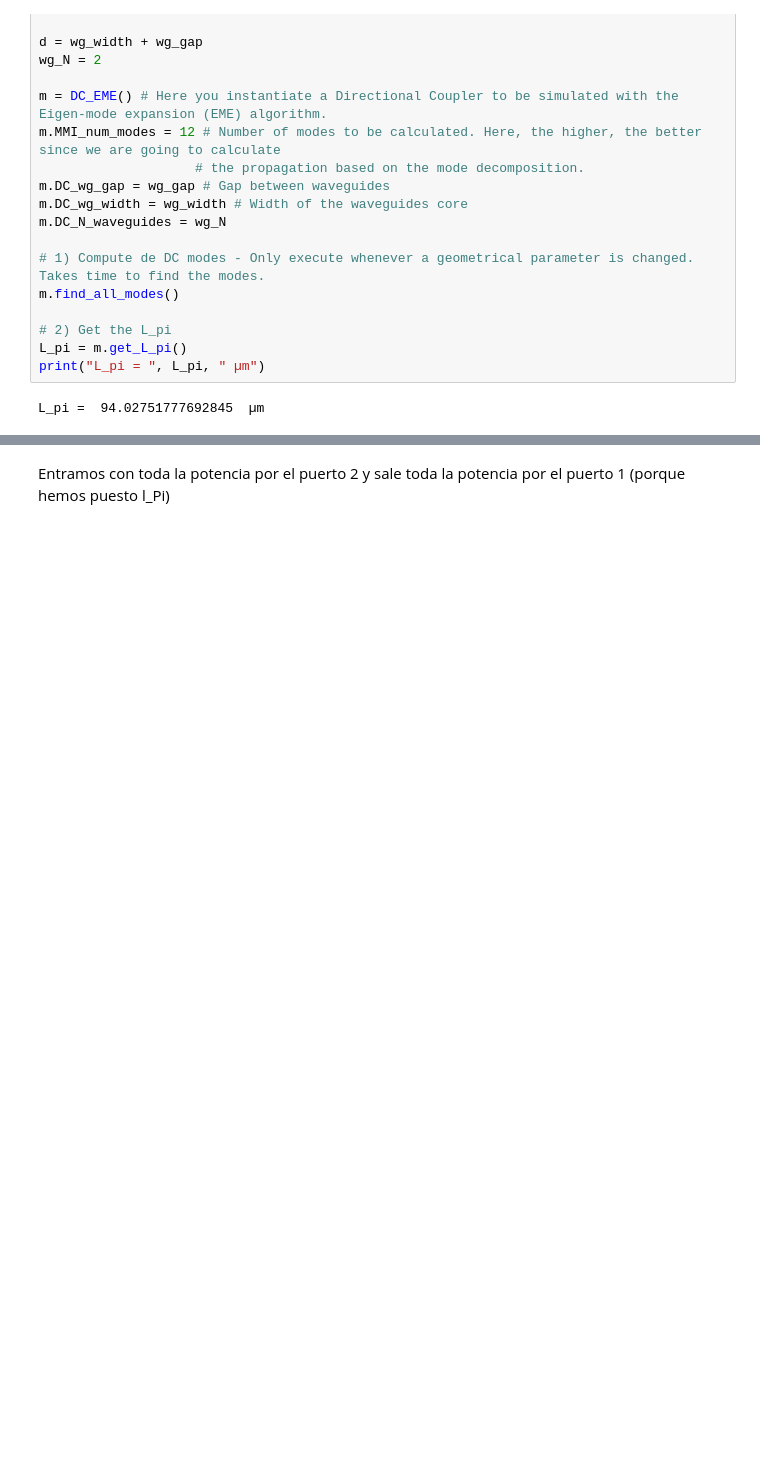
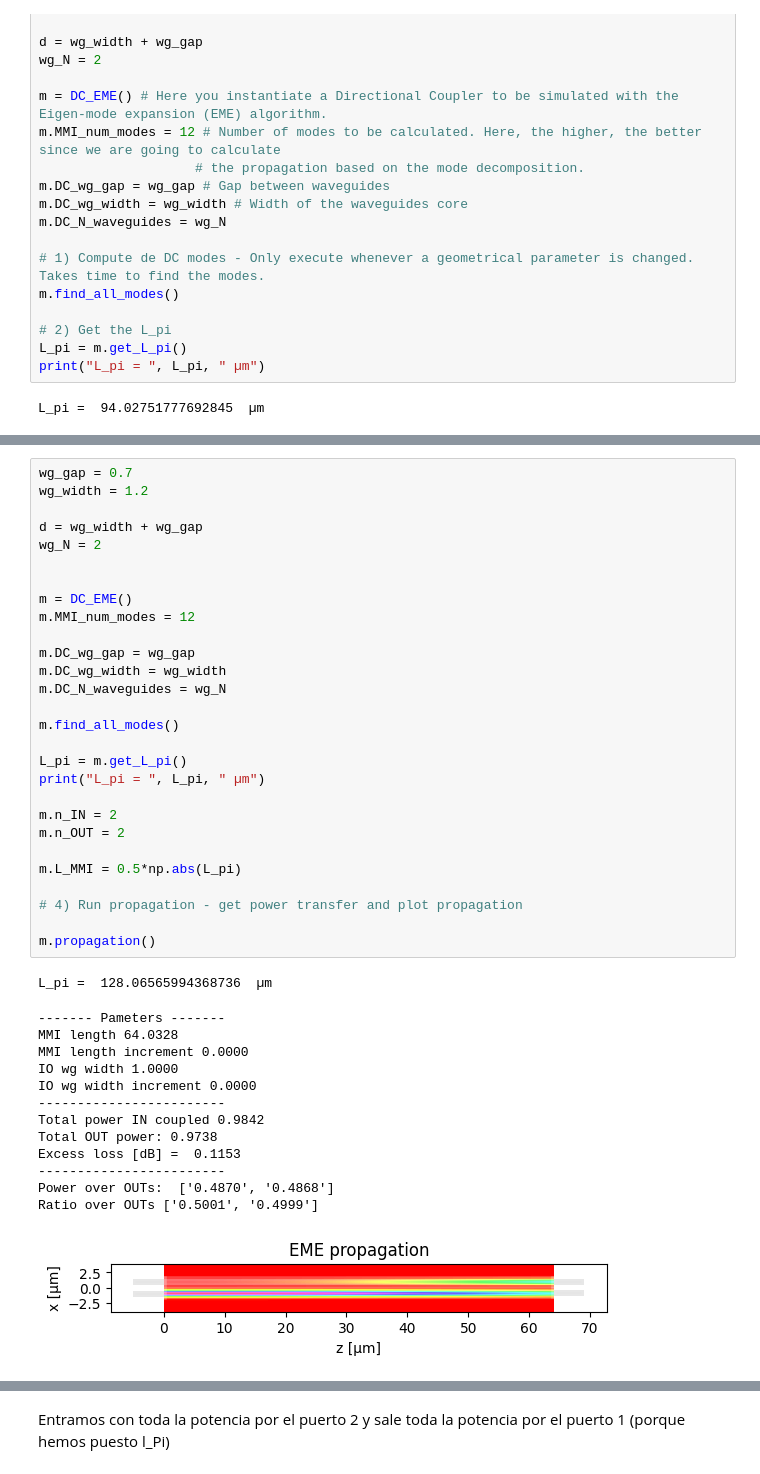
Before and after one commit to sergiipla834/pic-upv-lab2, a Jupyter notebook: COUPLERS_Student.ipynb, the cells around one changed output, grey strips where cells are left out. Drawn from its saved outputs; the diff is of its cells as text; blank space fills up the shorter version.

```diff
--- a/COUPLERS_Student.ipynb
+++ b/COUPLERS_Student.ipynb
@@ -150,0 +160,43 @@ TypeError: only length-1 arrays can be converted to Python scalars
+# %%
+wg_gap = 0.7
+wg_width = 1.2
+
+d = wg_width + wg_gap
+wg_N = 2
+
+
+m = DC_EME()
+m.MMI_num_modes = 12
+
+m.DC_wg_gap = wg_gap
+m.DC_wg_width = wg_width
+m.DC_N_waveguides = wg_N
+
+m.find_all_modes()
+
+L_pi = m.get_L_pi()
+print("L_pi = ", L_pi, " µm")
+
+m.n_IN = 2
+m.n_OUT = 2
+
+m.L_MMI = 0.5*np.abs(L_pi)
+
+# 4) Run propagation - get power transfer and plot propagation
+
+m.propagation()
+# %% [output]
+L_pi =  128.06565994368736  µm
+------- Pameters -------
+MMI length 64.0328
+MMI length increment 0.0000
+IO wg width 1.0000
+IO wg width increment 0.0000
+------------------------
+Total power IN coupled 0.9842
+Total OUT power: 0.9738
+Excess loss [dB] =  0.1153
+------------------------
+Power over OUTs:  ['0.4870', '0.4868']
+Ratio over OUTs ['0.5001', '0.4999']
+[figure, added]
```
Also changed, not shown: parts of 12 cells of this notebook.
